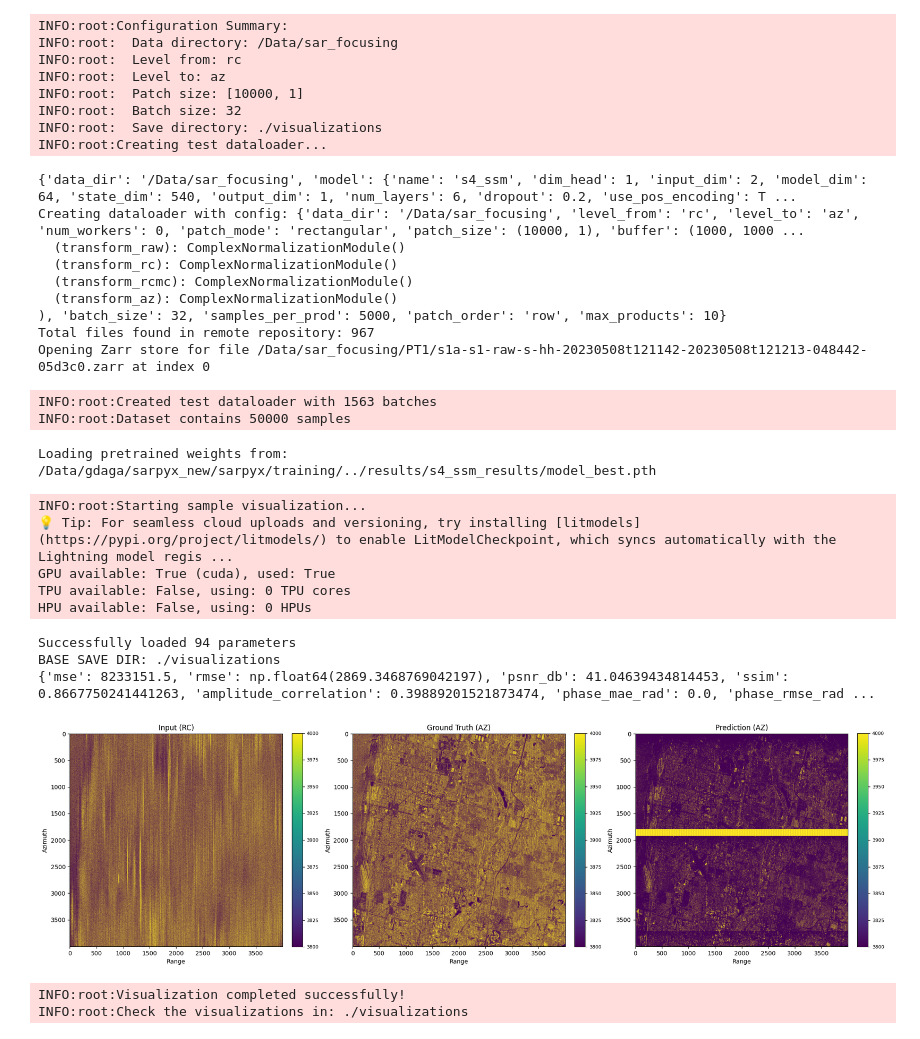
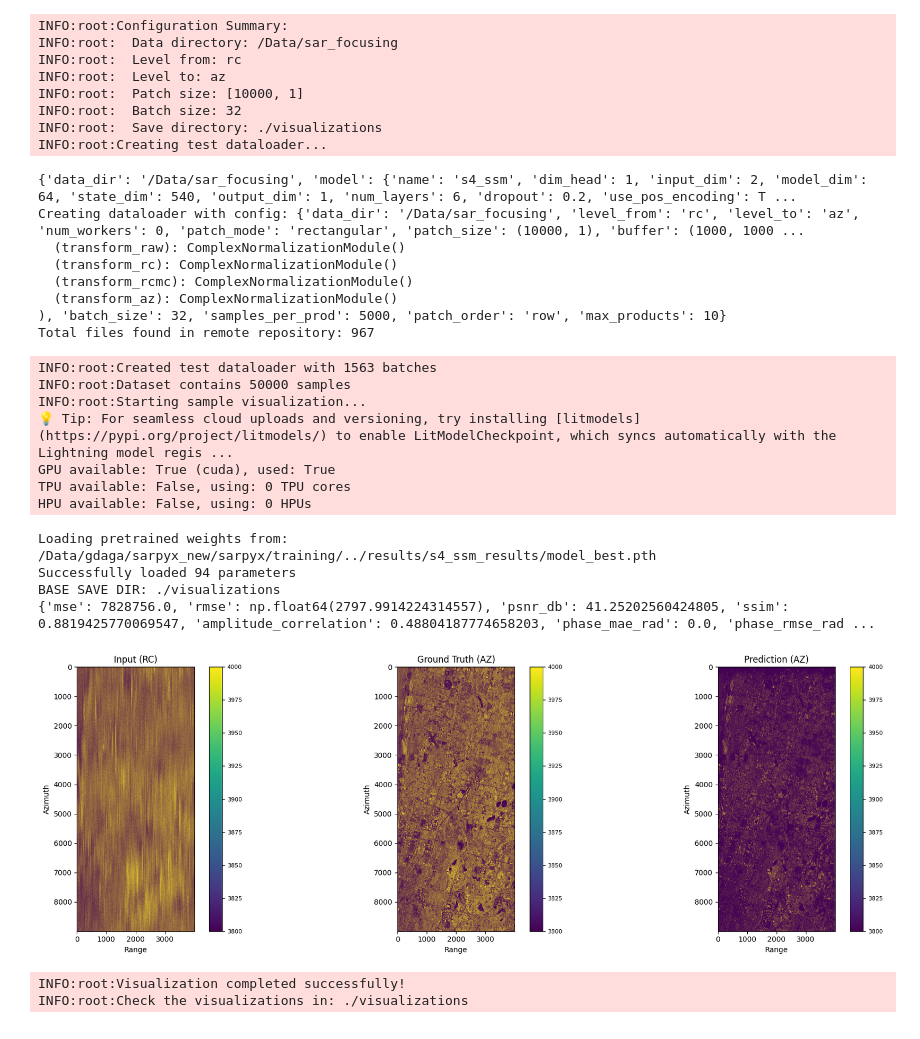
Before and after one commit to sirbastiano/srp, a Jupyter notebook: training/inference_visualization.ipynb, the cells around one changed output. Cells and saved outputs as stored; diff of their text form; code cells hidden in the pictures.

Commit message:
Fixed artifacts in visualization

```diff
--- a/training/inference_visualization.ipynb
+++ b/training/inference_visualization.ipynb
@@ -165,7 +165,7 @@ try:
     inference_fn = get_training_loop_by_model_name("ssm", train_loader=test_loader, val_loader=test_loader, test_loader=test_loader, model=model, save_dir=save_dir, mode=args.mode, loss_fn_name="mse")[0].forward
     gt, pred, input = get_full_image_and_prediction(
         dataloader=test_loader,
-        show_window=((1000, 1000), (5000, 5000)),
+        show_window=((1000, 1000), (10000, 5000)),
         zfile=0,
         inference_fn=inference_fn,
         return_input=True,
@@ -182,42 +182,41 @@ try:
         show=True,
         save=False
     )
 
     logger.info("Visualization completed successfully!")
     logger.info(f"Check the visualizations in: {save_dir}")
 
 except Exception as e:
     logger.error(f"Visualization failed with error: {str(e)}")
     raise
 # %% [output]
 INFO:root:Configuration Summary:
 INFO:root:  Data directory: /Data/sar_focusing
 INFO:root:  Level from: rc
 INFO:root:  Level to: az
 INFO:root:  Patch size: [10000, 1]
 INFO:root:  Batch size: 32
 INFO:root:  Save directory: ./visualizations
 INFO:root:Creating test dataloader...
 {'data_dir': '/Data/sar_focusing', 'model': {'name': 's4_ssm', 'dim_head': 1, 'input_dim': 2, 'model_dim': 64, 'state_dim': 540, 'output_dim': 1, 'num_layers': 6, 'dropout': 0.2, 'use_pos_encoding': T ...
 Creating dataloader with config: {'data_dir': '/Data/sar_focusing', 'level_from': 'rc', 'level_to': 'az', 'num_workers': 0, 'patch_mode': 'rectangular', 'patch_size': (10000, 1), 'buffer': (1000, 1000 ...
   (transform_raw): ComplexNormalizationModule()
   (transform_rc): ComplexNormalizationModule()
   (transform_rcmc): ComplexNormalizationModule()
   (transform_az): ComplexNormalizationModule()
 ), 'batch_size': 32, 'samples_per_prod': 5000, 'patch_order': 'row', 'max_products': 10}
 Total files found in remote repository: 967
-Opening Zarr store for file /Data/sar_focusing/PT1/s1a-s1-raw-s-hh-20230508t121142-20230508t121213-048442-05d3c0.zarr at index 0
 INFO:root:Created test dataloader with 1563 batches
 INFO:root:Dataset contains 50000 samples
+INFO:root:Starting sample visualization...
+💡 Tip: For seamless cloud uploads and versioning, try installing [litmodels](https://pypi.org/project/litmodels/) to enable LitModelCheckpoint, which syncs automatically with the Lightning model regis ...
+GPU available: True (cuda), used: True
+TPU available: False, using: 0 TPU cores
+HPU available: False, using: 0 HPUs
 Loading pretrained weights from: /Data/gdaga/sarpyx_new/sarpyx/training/../results/s4_ssm_results/model_best.pth
+Successfully loaded 94 parameters
+BASE SAVE DIR: ./visualizations
+{'mse': 7828756.0, 'rmse': np.float64(2797.9914224314557), 'psnr_db': 41.25202560424805, 'ssim': 0.8819425770069547, 'amplitude_correlation': 0.48804187774658203, 'phase_mae_rad': 0.0, 'phase_rmse_rad ...
+[figure, new version]
-INFO:root:Starting sample visualization...
-💡 Tip: For seamless cloud uploads and versioning, try installing [litmodels](https://pypi.org/project/litmodels/) to enable LitModelCheckpoint, which syncs automatically with the Lightning model regis ...
-GPU available: True (cuda), used: True
-TPU available: False, using: 0 TPU cores
-HPU available: False, using: 0 HPUs
+INFO:root:Visualization completed successfully!
+INFO:root:Check the visualizations in: ./visualizations
-Successfully loaded 94 parameters
-BASE SAVE DIR: ./visualizations
-{'mse': 8233151.5, 'rmse': np.float64(2869.3468769042197), 'psnr_db': 41.04639434814453, 'ssim': 0.8667750241441263, 'amplitude_correlation': 0.39889201521873474, 'phase_mae_rad': 0.0, 'phase_rmse_rad ...
-[figure, old version]
-INFO:root:Visualization completed successfully!
-INFO:root:Check the visualizations in: ./visualizations
```
Also changed, not shown: 4 other files.
